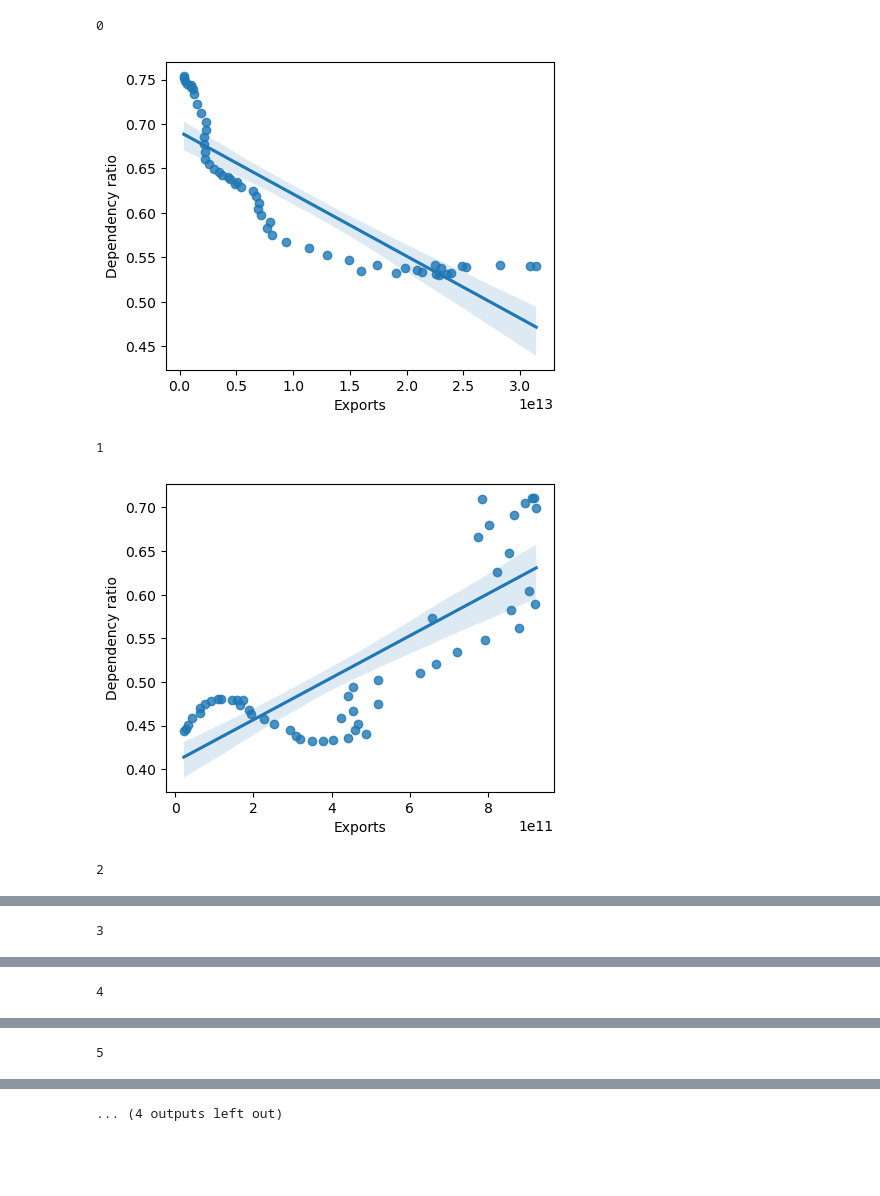
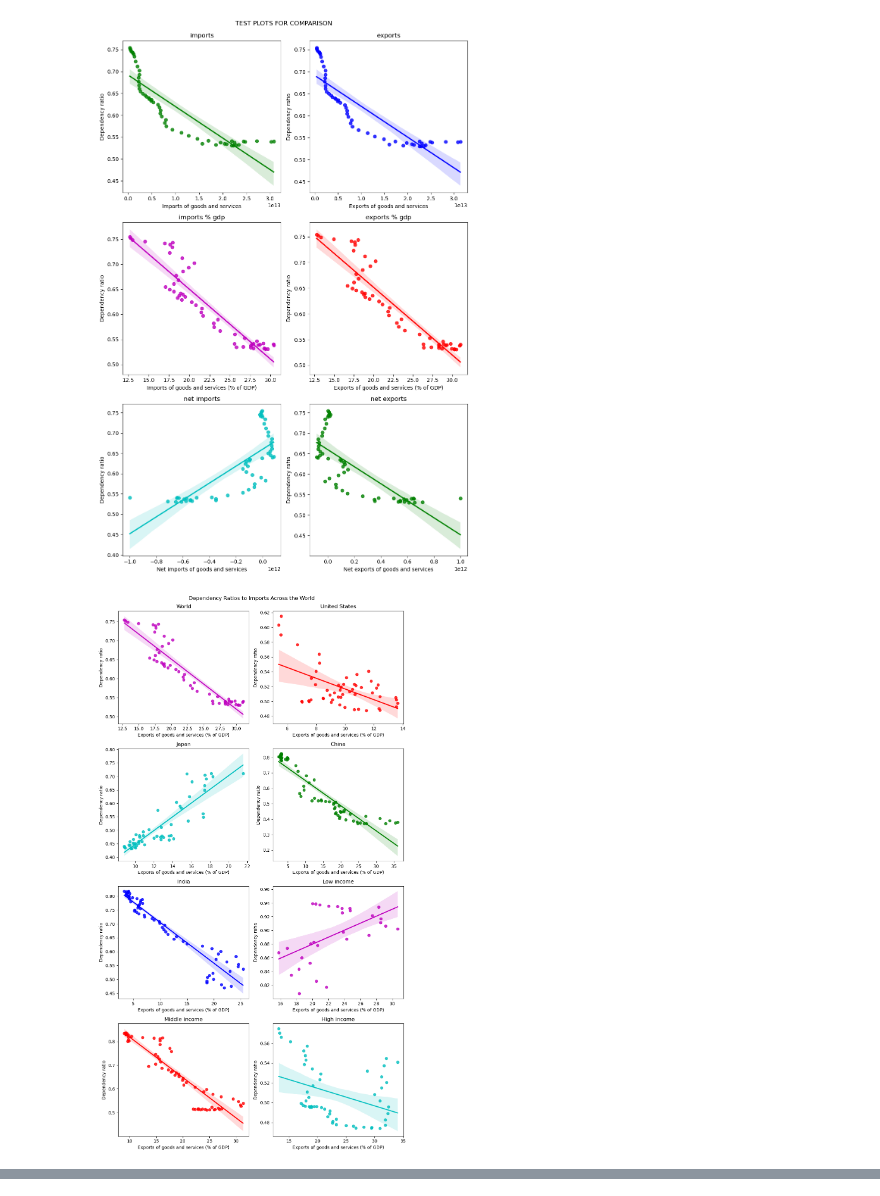
Before and after one commit to cheeseb0rger/cs2400_final_project, a Jupyter notebook: Untitled.ipynb, the cells around one changed output, grey strips where cells are left out. Cells and saved outputs as stored; diff of their text form; code cells hidden in the pictures; blank space fills up the shorter version.

```diff
--- a/Untitled.ipynb
+++ b/Untitled.ipynb
@@ -1,11 +1,16 @@
 # %%
 import numpy as np
 import pandas as pd
+
 import matplotlib.pyplot as plt
 %matplotlib inline
 import seaborn as sns
-import warnings
+
+import warnings  # suppress warnings
 warnings.filterwarnings('ignore')
+
+from itertools import cycle
+cycol = cycle('gbmrc')  # for colors
 # %%
 # read csv
 countries = pd.read_csv("World_Development_Indicators_2\world_bank_data.csv")
@@ -114,20 +201,54 @@ def get_dependency_ratio(data):
+# %%
+
+# TEST PLOT - COMPARE RELATIONSHIPS BETWEEN DEPENDENCY RATIO AND VARIATIONS IMPORTS / EXPORTS
+test = world # test subject
+
+plt.figure(figsize=(10, 15))
+count = 1
+
+plt.subplot(3, 2, count)
+plot_dependency_imports(test[:])
+plt.title("imports")
+count += 1
+plt.subplot(3, 2, count)
+plot_dependency_exports(test[:])
+plt.title("exports")
+count += 1
+plt.subplot(3, 2, count)
+plot_dependency_imports_percentage(test[:])
+plt.title("imports % gdp")
+count += 1
+plt.subplot(3, 2, count)
+plot_dependency_exports_percentage(test[:])
+plt.title("exports % gdp")
+count += 1
+plt.subplot(3, 2, count)
+plot_dependency_net_imports(test[:])
+plt.title("net imports")
+count += 1
+plt.subplot(3, 2, count)
+plot_dependency_net_exports(test[:])
+plt.title("net exports")
+count += 1
+
+
+plt.suptitle("TEST PLOTS FOR COMPARISON\n")
+plt.tight_layout()
+plt.show()
+# %% [output]
+[figure, added]
 # %%
-def test_regplot(data):
-    data = get_dependency_ratio(data)
-    data["Exports"] = data["GDP (current US$)"] * (data["Exports of goods and services (% of GDP)"] / 100)
+# create graphs
+plt.figure(figsize=(10, 18))
+count = 1
+for country_name in countries_dict:
+    plt.subplot(4, 2, count)
+    count += 1
+    plot_dependency_exports_percentage(countries_dict[country_name][:])    # change this part to show a different relationship
+    plt.title(country_name)
 
-    plt.figure(figsize=(5, 4))
-    sns.regplot( x=data["Exports"], y=data["Dependency ratio"] )
-    plt.show()
-
-count = 0
-for x in [world, japan, united_states, china, india, low_income, middle_income, high_income]:
-    print(count)
-    count += 1
-    test_regplot(x[:])
+plt.suptitle("Dependency Ratios to Imports Across the World \n")
+plt.tight_layout()
+plt.show()
 # %% [output]
-0
-[figure, old version]
+[figure, new version]
-1
-[figure, removed]
-2
@@ -135 +254,0 @@ for x in [world, japan, united_states, china, india, low_income, middle_income,
-3
@@ -137 +254,0 @@ for x in [world, japan, united_states, china, india, low_income, middle_income,
-4
@@ -139 +254,0 @@ for x in [world, japan, united_states, china, india, low_income, middle_income,
-5
@@ -141 +254,0 @@ for x in [world, japan, united_states, china, india, low_income, middle_income,
-... (4 outputs left out)
```
Also changed, not shown: parts of 12 cells of this notebook.
